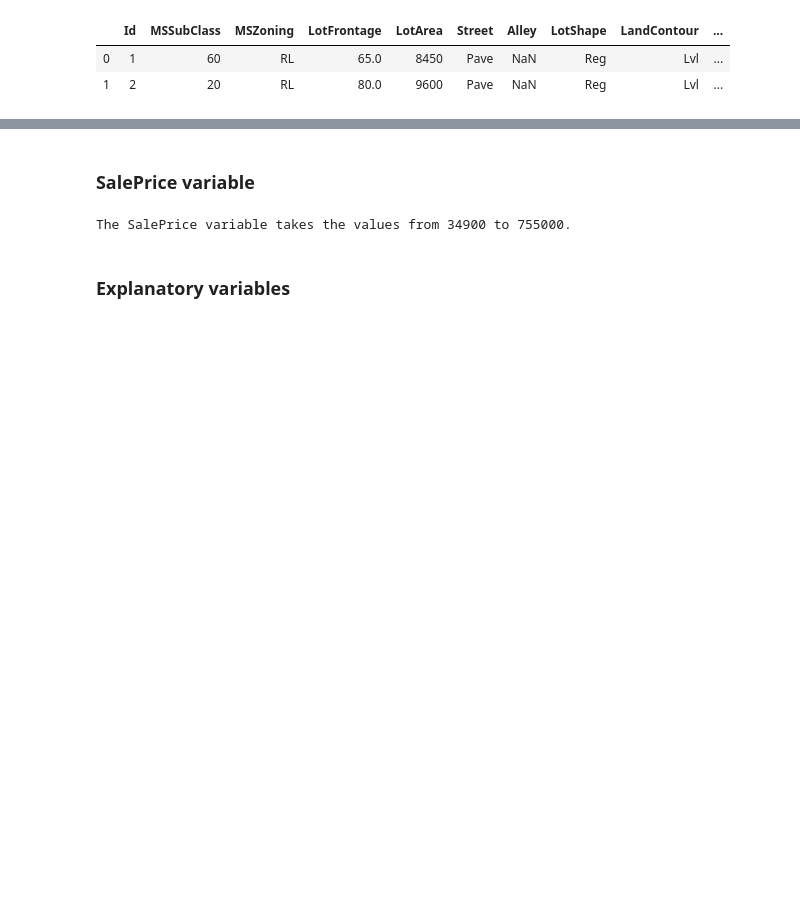
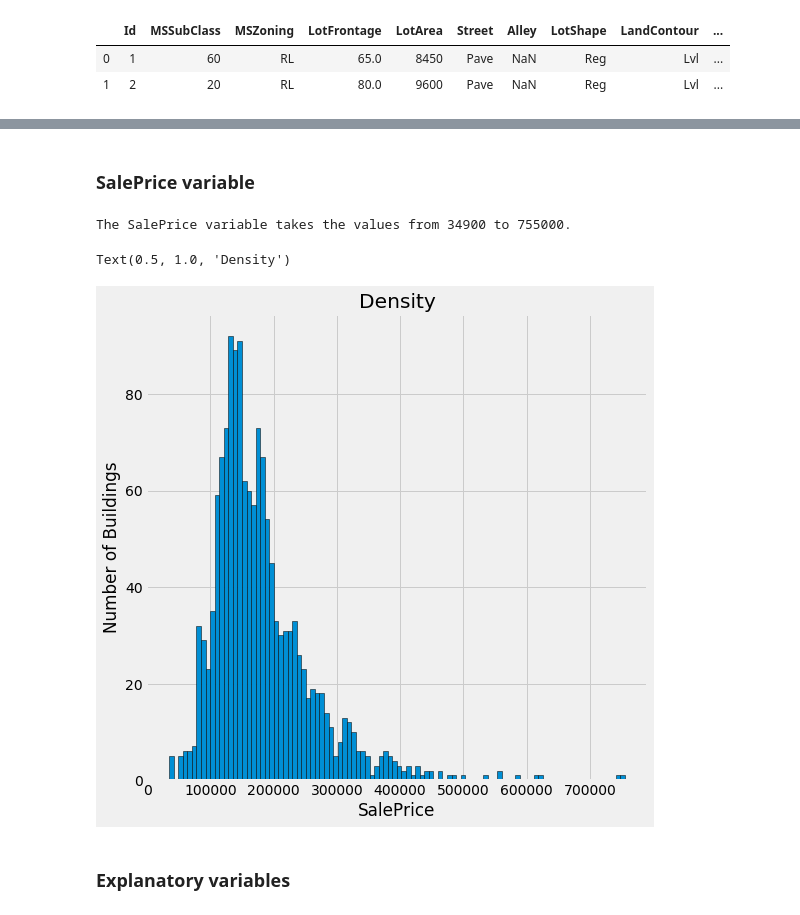
Before and after one commit to Stuksus/House-Prices, a Jupyter notebook: house_pricing.ipynb, the cells around one changed output, grey strips where cells are left out. Saved outputs shown, nothing was run; the diff lists cells and outputs as text; code cells hidden in the pictures; blank space fills up the shorter version.

```diff
--- a/house_pricing.ipynb
+++ b/house_pricing.ipynb
@@ -46,5 +72,5 @@ The first 2 rows of the dataset
 # %% [markdown]
-### SalePrice variable <a class="anchor" id="ch2"></a>
+### SalePrice variable <a class="anchor" id="ch3"></a>
 # %%
 #ищем диапозон цены дома
 maxx = max(df['SalePrice'])
@@ -52,6 +78,17 @@ minn = min(df['SalePrice'])
 print('The SalePrice variable takes the values from {} to {}.'.format(minn, maxx))
 # %% [output]
 The SalePrice variable takes the values from 34900 to 755000.
+# %%
+figsize(8, 8)
+# Histogram of the Energy Star Score
+plt.style.use('fivethirtyeight')
+plt.hist(df['SalePrice'].dropna(), bins = 100, edgecolor = 'k')
+plt.xlabel('SalePrice')
+plt.ylabel('Number of Buildings')
+plt.title('Density')
+# %% [output]
+Text(0.5, 1.0, 'Density')
+[figure, added]
 # %% [markdown]
 ### Explanatory variables <a class="anchor" id="ch4"></a>
 # %% [markdown]
```
Also changed, not shown: parts of 50 cells of this notebook.
